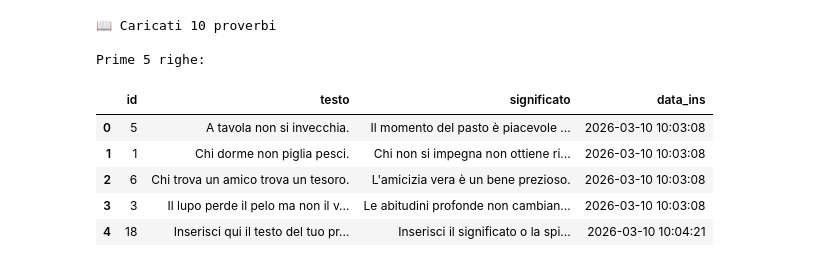
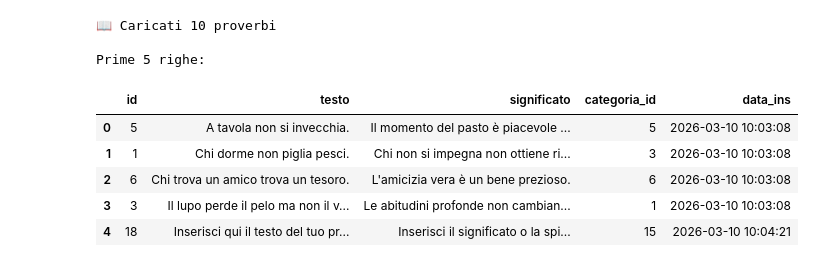
Before and after one commit to Seconet/Proverbi_Italiani, a Jupyter notebook: analisi_proverbi.ipynb, the cells around one changed output. Saved outputs shown, nothing was run; the diff lists cells and outputs as text; code cells hidden in the pictures.

```diff
--- a/analisi_proverbi.ipynb
+++ b/analisi_proverbi.ipynb
@@ -13,35 +15,35 @@ print("✅ Librerie caricate!")
 # %%
 # Cella 2 - Carica i tuoi proverbi dal database
 import sqlite3
 import pandas as pd
 
 # Connettiti al database
 conn = sqlite3.connect('archivio.db')
 
 # Carica i proverbi italiani
 df_proverbi = pd.read_sql_query("""
-    SELECT id, testo, significato, data_ins
+    SELECT id, testo, significato, categoria_id, data_ins
     FROM proverbi
     ORDER BY testo
 """, conn)
 
 # Chiudi connessione
 conn.close()
 
 # Mostra le prime righe
 print(f"📖 Caricati {len(df_proverbi)} proverbi")
 print("\nPrime 5 righe:")
 df_proverbi.head()
 # %% [output]
 📖 Caricati 10 proverbi
 
 Prime 5 righe:
-|  | id | testo | significato | data_ins |
-| 0 | 5 | A tavola non si invecchia. | Il momento del pasto è piacevole ... | 2026-03-10 10:03:08 |
-| 1 | 1 | Chi dorme non piglia pesci. | Chi non si impegna non ottiene ri... | 2026-03-10 10:03:08 |
-| 2 | 6 | Chi trova un amico trova un tesoro. | L'amicizia vera è un bene prezioso. | 2026-03-10 10:03:08 |
-| 3 | 3 | Il lupo perde il pelo ma non il v... | Le abitudini profonde non cambian... | 2026-03-10 10:03:08 |
-| 4 | 18 | Inserisci qui il testo del tuo pr... | Inserisci il significato o la spi... | 2026-03-10 10:04:21 |
+|  | id | testo | significato | categoria_id | data_ins |
+| 0 | 5 | A tavola non si invecchia. | Il momento del pasto è piacevole ... | 5 | 2026-03-10 10:03:08 |
+| 1 | 1 | Chi dorme non piglia pesci. | Chi non si impegna non ottiene ri... | 3 | 2026-03-10 10:03:08 |
+| 2 | 6 | Chi trova un amico trova un tesoro. | L'amicizia vera è un bene prezioso. | 6 | 2026-03-10 10:03:08 |
+| 3 | 3 | Il lupo perde il pelo ma non il v... | Le abitudini profonde non cambian... | 1 | 2026-03-10 10:03:08 |
+| 4 | 18 | Inserisci qui il testo del tuo pr... | Inserisci il significato o la spi... | 15 | 2026-03-10 10:04:21 |
 # %%
 # Cella 3 - Statistiche base
 print("📊 STATISTICHE PROVERBI")
```
Also changed, not shown: parts of 6 cells of this notebook, 1 other file.
